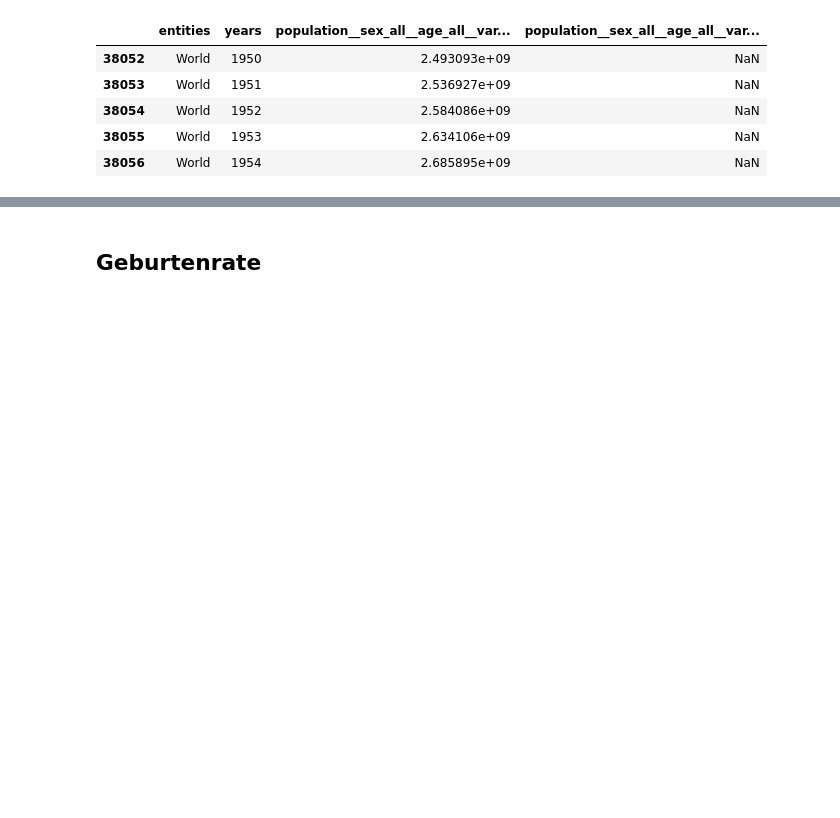
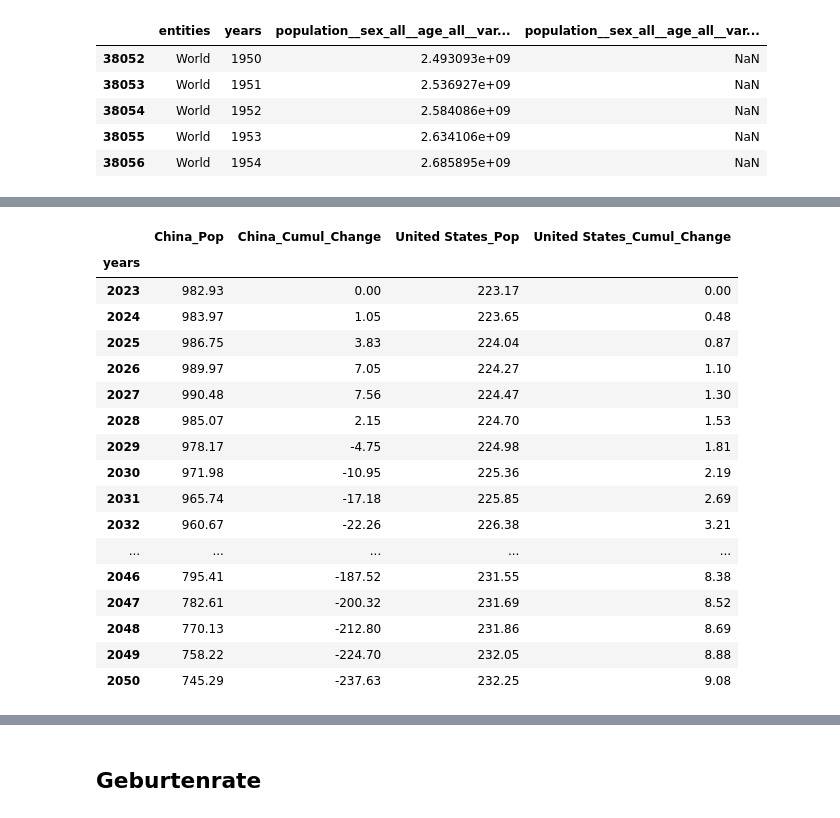
Before and after one commit to TobiasMaissen/cas_statistik_davi, a Jupyter notebook: visualisierungen.ipynb, the cells around one changed output, grey strips where cells are left out. Saved outputs shown, nothing was run; the diff lists cells and outputs as text; code cells hidden in the pictures; blank space fills up the shorter version.

```diff
--- a/visualisierungen.ipynb
+++ b/visualisierungen.ipynb
@@ -325,0 +462,3 @@ fig.show()
+# %%
+working_age_df = charts.get_data("population-young-working-elderly-with-projections")
+working_age_df.head()
@@ -325,0 +472,64 @@ fig.show()
+# %%
+import pandas as pd
+import numpy as np
+
+# --- Start of Code ---
+
+# Define target entities and years
+target_entities = ['China', 'United States']
+start_year = 2023
+end_year = 2050
+
+# Filter for relevant entities and years
+df_filtered = working_age_df[
+    (working_age_df['entities'].isin(target_entities)) &
+    (working_age_df['years'] >= start_year) &
+    (working_age_df['years'] <= end_year)
+].copy()
+
+# Define column names
+est_col = 'population__sex_all__age_15_64__variant_estimates'
+med_col = 'population__sex_all__age_15_64__variant_medium'
+
+# --- Data Preparation ---
+# Create a unified population column (using estimates for 2023, medium for forecast)
+# Convert to millions directly
+df_filtered['working_pop_millions'] = np.where(
+    df_filtered['years'] == start_year,
+    df_filtered[est_col] / 1_000_000, # Use estimates for start year
+    df_filtered[med_col] / 1_000_000  # Use medium forecast for subsequent years
+)
+
+# Sort for accurate cumulative calculation
+df_filtered.sort_values(by=['entities', 'years'], inplace=True)
+
+# Calculate cumulative change since start_year for each country
+# Group by country, calculate diff, then cumulative sum
+df_filtered['yearly_change'] = df_filtered.groupby('entities')['working_pop_millions'].diff()
+df_filtered['cumulative_change_millions'] = df_filtered.groupby('entities')['yearly_change'].cumsum().fillna(0)
+
+# Select and pivot the table
+comparison_df = df_filtered.pivot_table(
+    index='years',
+    columns='entities',
+    values=['working_pop_millions', 'cumulative_change_millions']
+)
+
+# Flatten the multi-level column index for better readability
+comparison_df.columns = [f"{col[1]}_{col[0].replace('_millions', '').replace('working_pop','Pop').replace('cumulative_change','Cumul_Change')}" for col in comparison_df.columns]
+
+# Reorder columns for clarity (optional)
+comparison_df = comparison_df[[
+    'China_Pop', 'China_Cumul_Change',
+    'United States_Pop', 'United States_Cumul_Change'
+]]
+
+# Round the values for display
+comparison_df = comparison_df.round(2)
+
+# Display the resulting DataFrame
+print(f"Working-Age Population Comparison (Millions): {start_year}-{end_year}")
+comparison_df
+
+# --- End of Code ---
+# %% [output]
@@ -325,0 +537,18 @@ fig.show()
+|  | China_Pop | China_Cumul_Change | United States_Pop | United States_Cumul_Change |
+| years |  |  |  |  |
+| 2023 | 982.93 | 0.00 | 223.17 | 0.00 |
+| 2024 | 983.97 | 1.05 | 223.65 | 0.48 |
+| 2025 | 986.75 | 3.83 | 224.04 | 0.87 |
+| 2026 | 989.97 | 7.05 | 224.27 | 1.10 |
+| 2027 | 990.48 | 7.56 | 224.47 | 1.30 |
+| 2028 | 985.07 | 2.15 | 224.70 | 1.53 |
+| 2029 | 978.17 | -4.75 | 224.98 | 1.81 |
+| 2030 | 971.98 | -10.95 | 225.36 | 2.19 |
+| 2031 | 965.74 | -17.18 | 225.85 | 2.69 |
+| 2032 | 960.67 | -22.26 | 226.38 | 3.21 |
+| ... | ... | ... | ... | ... |
+| 2046 | 795.41 | -187.52 | 231.55 | 8.38 |
+| 2047 | 782.61 | -200.32 | 231.69 | 8.52 |
+| 2048 | 770.13 | -212.80 | 231.86 | 8.69 |
+| 2049 | 758.22 | -224.70 | 232.05 | 8.88 |
+| 2050 | 745.29 | -237.63 | 232.25 | 9.08 |
```
Also changed, not shown: parts of 20 cells of this notebook, 4 other files.
